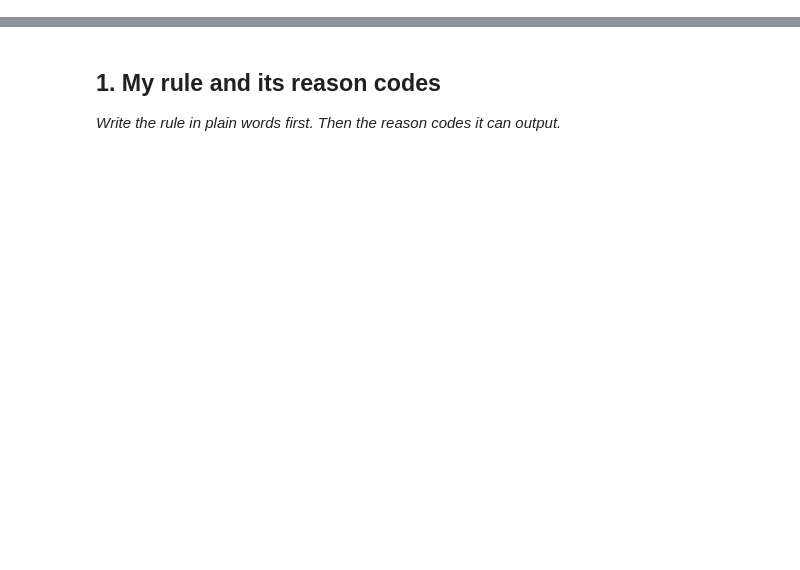
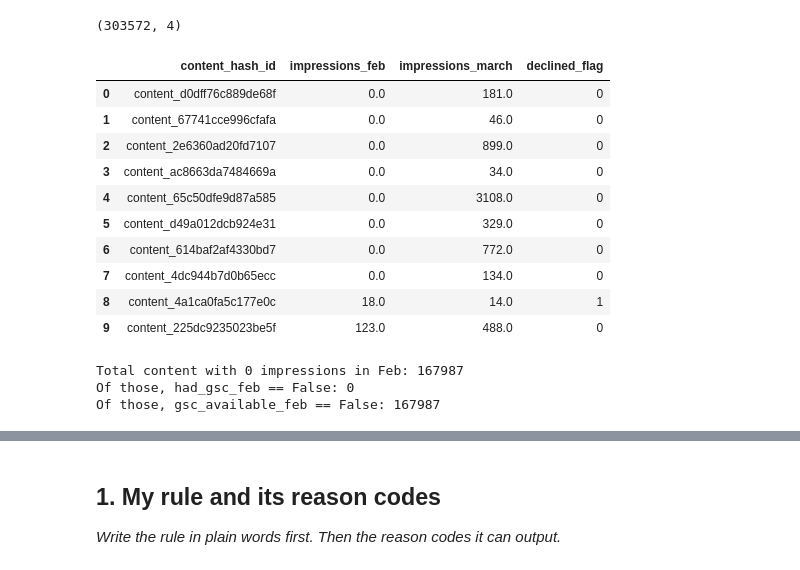
Before and after one commit to Khuld13/ML-intern-starter, a Jupyter notebook: work/notebooks/w04_baseline_score.ipynb, the cells around one changed output, grey strips where cells are left out. Drawn from its saved outputs; the diff is of its cells as text; code cells hidden in the pictures; blank space fills up the shorter version.

```diff
--- a/work/notebooks/w04_baseline_score.ipynb
+++ b/work/notebooks/w04_baseline_score.ipynb
@@ -8,0 +135,62 @@ This skeleton is yours to fill. Work the sections **in order** — each one has
+# %%
+con.sql("""
+    CREATE OR REPLACE VIEW fact_feb AS
+    SELECT * FROM read_parquet('hf://datasets/FlyRank/internship-warehouse/fact_content_daily_performance/month=2026-02/data_0.parquet')
+""")
+
+# Aggregate to one row per content item per month, then compare
+monthly_compare = con.sql("""
+    WITH march_agg AS (
+        SELECT content_hash_id, SUM(gsc_impressions) AS impressions_march
+        FROM fact_march
+        GROUP BY content_hash_id
+    ),
+    feb_agg AS (
+        SELECT content_hash_id, SUM(gsc_impressions) AS impressions_feb
+        FROM fact_feb
+        GROUP BY content_hash_id
+    )
+    SELECT
+        m.content_hash_id,
+        f.impressions_feb,
+        m.impressions_march,
+        CASE WHEN m.impressions_march < f.impressions_feb THEN 1 ELSE 0 END AS declined_flag
+    FROM march_agg m
+    JOIN feb_agg f USING (content_hash_id)
+""")
+
+print(monthly_compare.df().shape)
+monthly_compare.df().head(10)
+# %% [output]
+(303572, 4)
+|  | content_hash_id | impressions_feb | impressions_march | declined_flag |
+| 0 | content_d0dff76c889de68f | 0.0 | 181.0 | 0 |
+| 1 | content_67741cce996cfafa | 0.0 | 46.0 | 0 |
+| 2 | content_2e6360ad20fd7107 | 0.0 | 899.0 | 0 |
+| 3 | content_ac8663da7484669a | 0.0 | 34.0 | 0 |
+| 4 | content_65c50dfe9d87a585 | 0.0 | 3108.0 | 0 |
+| 5 | content_d49a012dcb924e31 | 0.0 | 329.0 | 0 |
+| 6 | content_614baf2af4330bd7 | 0.0 | 772.0 | 0 |
+| 7 | content_4dc944b7d0b65ecc | 0.0 | 134.0 | 0 |
+| 8 | content_4a1ca0fa5c177e0c | 18.0 | 14.0 | 1 |
+| 9 | content_225dc9235023be5f | 123.0 | 488.0 | 0 |
+# %%
+feb_availability = con.sql("""
+    SELECT
+        content_hash_id,
+        MAX(client_has_gsc) AS had_gsc_feb,
+        MAX(gsc_data_available) AS gsc_available_feb,
+        SUM(gsc_impressions) AS impressions_feb
+    FROM fact_feb
+    GROUP BY content_hash_id
+""").df()
+
+# How many of the "zero impressions in Feb" rows are actually "no GSC data" in disguise?
+zero_feb = feb_availability[feb_availability['impressions_feb'] == 0]
+print("Total content with 0 impressions in Feb:", len(zero_feb))
+print("Of those, had_gsc_feb == False:", (zero_feb['had_gsc_feb'] == False).sum())
+print("Of those, gsc_available_feb == False:", (zero_feb['gsc_available_feb'] == False).sum())
+# %% [output]
+Total content with 0 impressions in Feb: 167987
+Of those, had_gsc_feb == False: 0
+Of those, gsc_available_feb == False: 167987
```
Also changed, not shown: parts of 22 cells of this notebook.
